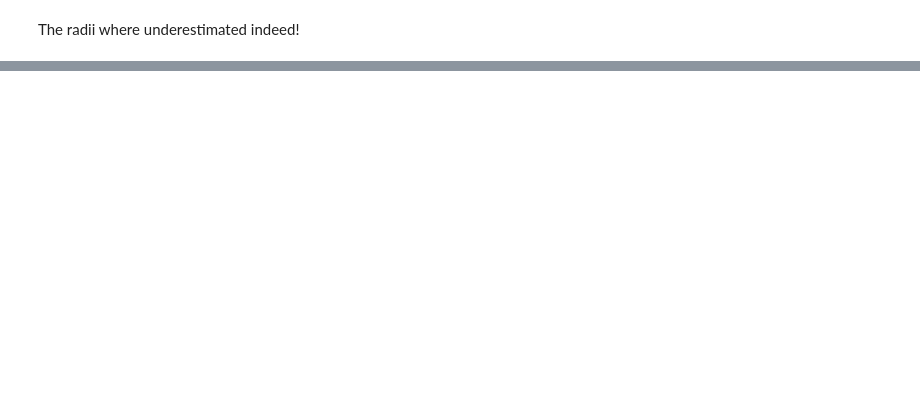
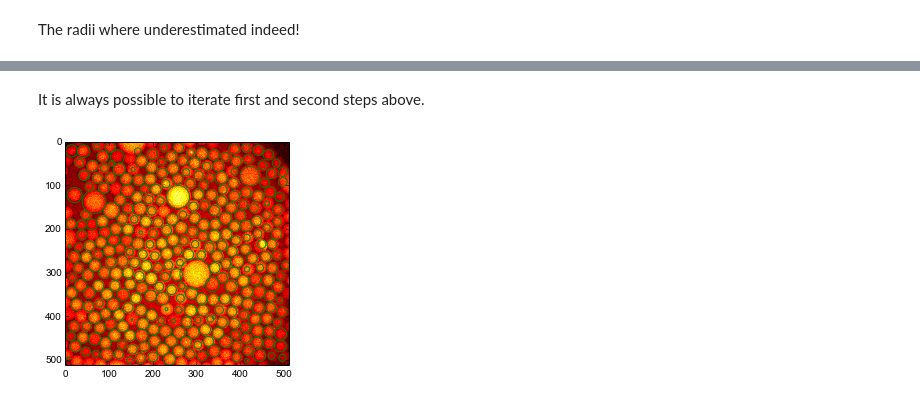
Before and after one commit to MathieuLeocmach/colloids, a Jupyter notebook: python/colloids/notebooks/Multiscale.ipynb, the cells around one changed output, grey strips where cells are left out. Saved outputs shown, nothing was run; the diff lists cells and outputs as text; code cells hidden in the pictures; blank space fills up the shorter version.

```diff
--- a/python/colloids/notebooks/Multiscale.ipynb
+++ b/python/colloids/notebooks/Multiscale.ipynb
@@ -156,0 +163,9 @@ plt.legend(loc='upper right');
+# %% [markdown]
+It is always possible to iterate first and second steps above.
+# %%
+brights2 = track.solve_intensities(s, bonds, dists, centers[:,-1], R0=radii1)
+radii2 = track.global_rescale_intensity(s, bonds, dists, brights, R0=radii1)
+draw_circles(centers[:,0], centers[:,1], radii2, facecolor='none', edgecolor='g')
+plt.imshow(im, 'hot');
+# %% [output]
+[figure, added]
```
Also changed, not shown: parts of 14 cells of this notebook.
